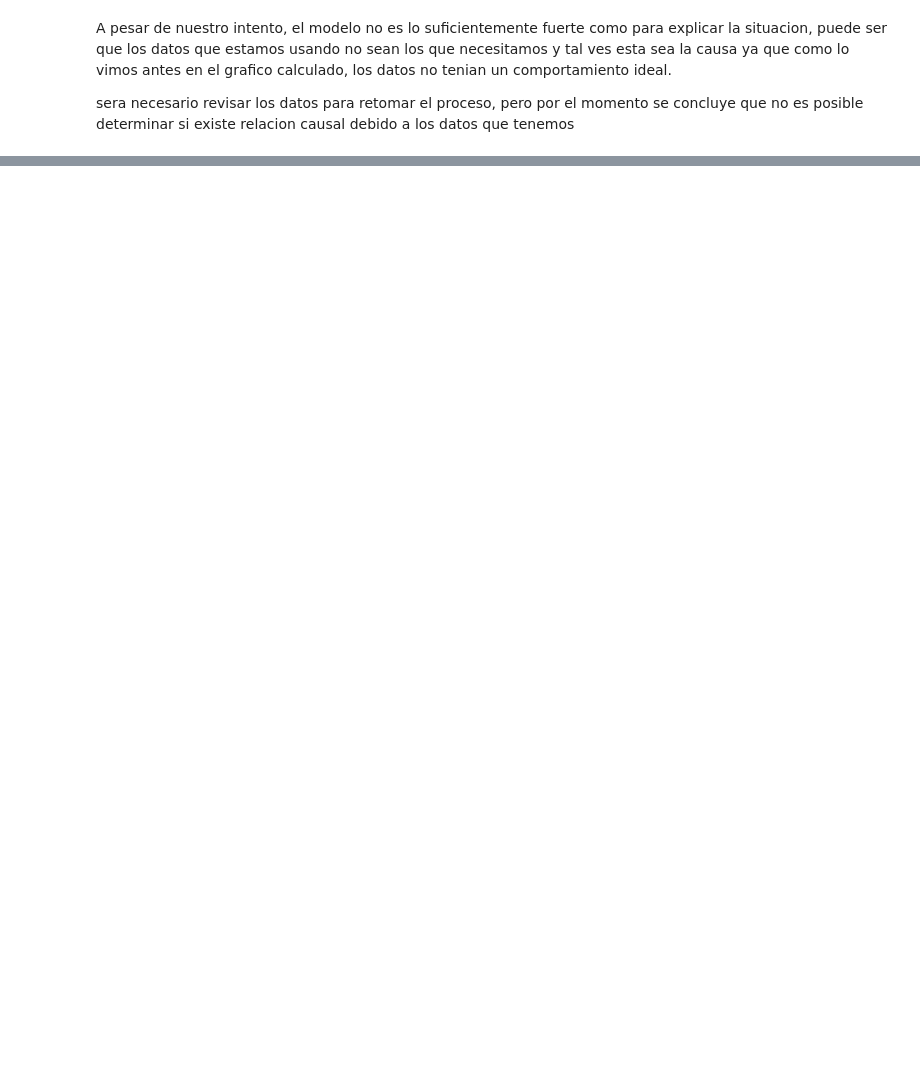
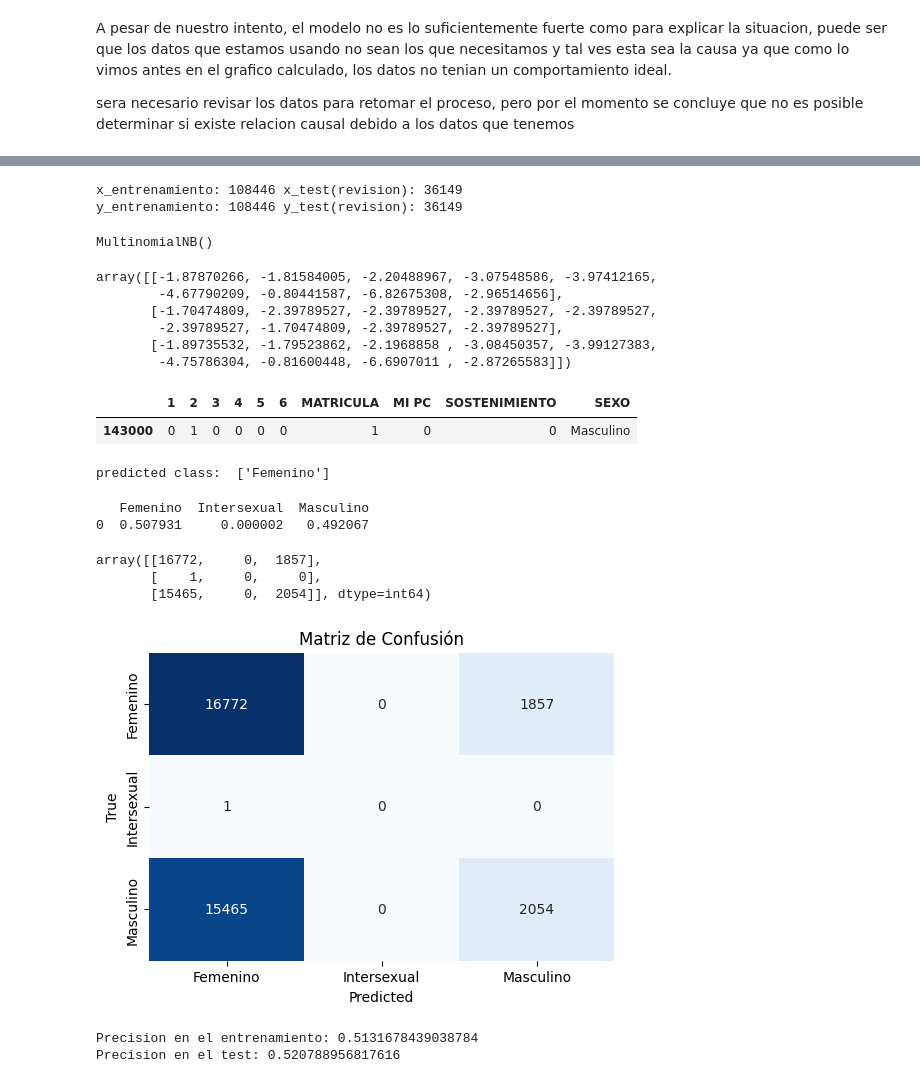
Before and after one commit to AndresFe1996/repositorio_investigacion, a Jupyter notebook: Codigo_python_investigacion/Investigacion_icetex_creditos_otorgados.ipynb, the cells around one changed output, grey strips where cells are left out. Cells and saved outputs as stored; diff of their text form; code cells hidden in the pictures; blank space fills up the shorter version.

```diff
--- a/Codigo_python_investigacion/Investigacion_icetex_creditos_otorgados.ipynb
+++ b/Codigo_python_investigacion/Investigacion_icetex_creditos_otorgados.ipynb
@@ -876,0 +983,76 @@ sera necesario revisar los datos para retomar el proceso, pero por el momento se
+# %%
+# presentamos los datos de muestra para nuestro modelo
+
+print("x_entrenamiento:",len(x_train),"x_test(revision):",len(x_test))
+print("y_entrenamiento:",len(y_train),"y_test(revision):",len(y_test))
+# %% [output]
+x_entrenamiento: 108446 x_test(revision): 36149
+y_entrenamiento: 108446 y_test(revision): 36149
+# %%
+# importamos el modelo naive bayes
+
+from sklearn.naive_bayes import MultinomialNB
+
+naive_model=MultinomialNB()
+# %%
+naive_model.fit(x_train,y_train) # entrenamos el modelo con los datos de entrenamiento
+# %% [output]
+MultinomialNB()
+# %%
+y_pred =naive_model.predict(x_test) # predecimos la categoria a predecir dada las predictoras
+# %%
+naive_model.feature_log_prob_ # obtenemos las logaritmos de las probabilidades de cada una de las clases sometidas a las predichas Y
+# UN LOGARITMO DE UN NEGATIVO NUNCA VA SER CALCULADO entonces no es precisamente un calculo de logaritmo si no
+# un logaritmo cuyo valor es muyyyy pequeño casi llegando al 0.
+# %% [output]
+array([[-1.87870266, -1.81584005, -2.20488967, -3.07548586, -3.97412165,
+        -4.67790209, -0.80441587, -6.82675308, -2.96514656],
+       [-1.70474809, -2.39789527, -2.39789527, -2.39789527, -2.39789527,
+        -2.39789527, -1.70474809, -2.39789527, -2.39789527],
+       [-1.89735532, -1.79523862, -2.1968858 , -3.08450357, -3.99127383,
+        -4.75786304, -0.81600448, -6.6907011 , -2.87265583]])
+# %%
+data_model_def.loc[143000:143000,:] # un dato de prueba
+# %% [output]
+|  | 1 | 2 | 3 | 4 | 5 | 6 | MATRICULA | MI PC | SOSTENIMIENTO | SEXO |
+| 143000 | 0 | 1 | 0 | 0 | 0 | 0 | 1 | 0 | 0 | Masculino |
+# %%
+new=X.loc[143000:143000,:]
+
+print('predicted class: ', naive_model.predict(new)) # predecimos la clase
+# %% [output]
+predicted class:  ['Femenino']
+# %%
+probabilities = pd.DataFrame(naive_model.predict_proba(new), # y aqui imprimimos las probabilidades asociadas
+                             columns=naive_model.classes_)
+
+print(probabilities)
+# %% [output]
+   Femenino  Intersexual  Masculino
+0  0.507931     0.000002   0.492067
+# %%
+# vamos a crear la matriz de confusion para revisar cuandos falsos positivos o falsos negativos tenemos
+
+from sklearn.metrics import confusion_matrix
+cm=confusion_matrix(y_test,y_pred)
+cm
+# %% [output]
+array([[16772,     0,  1857],
+       [    1,     0,     0],
+       [15465,     0,  2054]], dtype=int64)
+# %%
+# Visualizar la matriz de confusión usando Seaborn
+plt.figure(figsize=(6, 4))
+sns.heatmap(cm, annot=True, fmt='d', cmap='Blues', cbar=False,
+            xticklabels=['Femenino', 'Intersexual','Masculino'], yticklabels=['Femenino', 'Intersexual','Masculino'])
+plt.xlabel('Predicted')
+plt.ylabel('True')
+plt.title('Matriz de Confusión')
+plt.show()
+
+print("Precision en el entrenamiento:",naive_model.score(x_train,y_train))
+print("Precision en el test:",naive_model.score(x_test,y_test))
+# %% [output]
+[figure, added]
+Precision en el entrenamiento: 0.5131678439038784
+Precision en el test: 0.520788956817616
```
Also changed, not shown: parts of 27 cells of this notebook, 5 other files.
